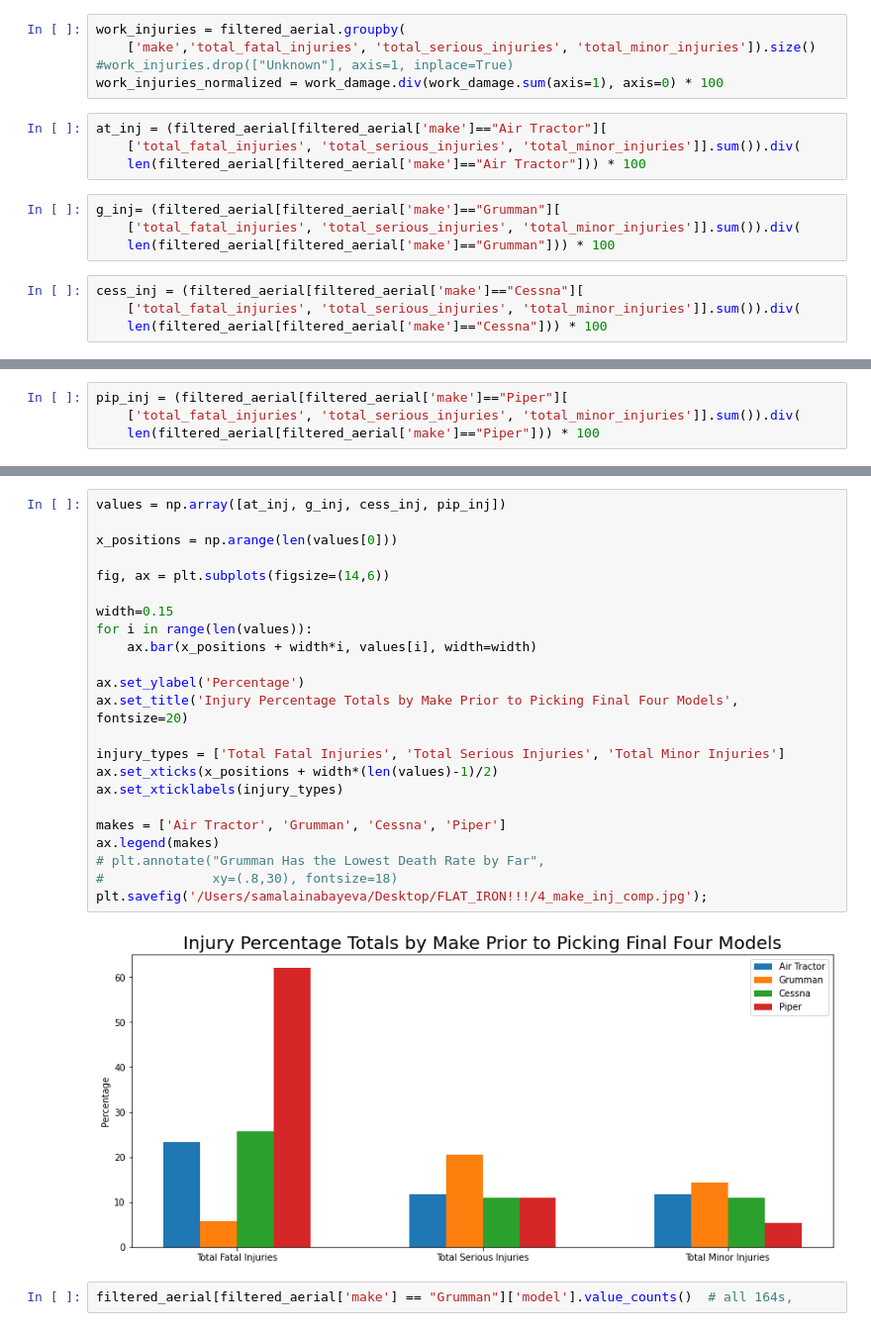
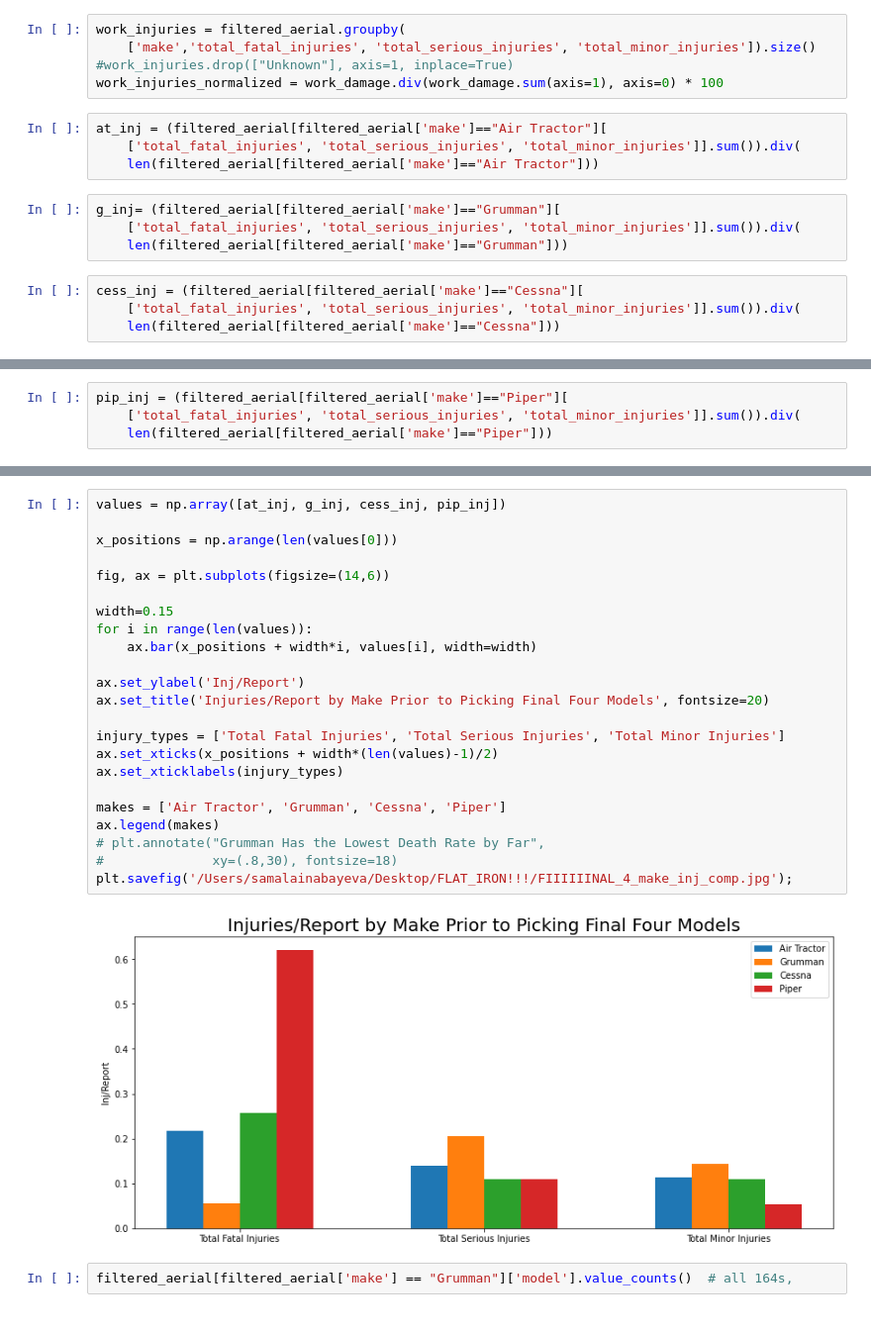
Before and after one commit to dvdhartsman/phase_1_project, a Jupyter notebook: davids_notebooks/polished_notebook.ipynb, the cells around one changed output, grey strips where cells are left out. Shown at 99% size. Cells and saved outputs as stored; diff of their text form.

```diff
--- a/davids_notebooks/polished_notebook.ipynb
+++ b/davids_notebooks/polished_notebook.ipynb
@@ -1646,15 +1641,15 @@ work_injuries_normalized = work_damage.div(work_damage.sum(axis=1), axis=0) * 10
 # %%
 at_inj = (filtered_aerial[filtered_aerial['make']=="Air Tractor"][
     ['total_fatal_injuries', 'total_serious_injuries', 'total_minor_injuries']].sum()).div(
-    len(filtered_aerial[filtered_aerial['make']=="Air Tractor"])) * 100
+    len(filtered_aerial[filtered_aerial['make']=="Air Tractor"]))
 # %%
 g_inj= (filtered_aerial[filtered_aerial['make']=="Grumman"][
     ['total_fatal_injuries', 'total_serious_injuries', 'total_minor_injuries']].sum()).div(
-    len(filtered_aerial[filtered_aerial['make']=="Grumman"])) * 100
+    len(filtered_aerial[filtered_aerial['make']=="Grumman"]))
 # %%
 cess_inj = (filtered_aerial[filtered_aerial['make']=="Cessna"][
     ['total_fatal_injuries', 'total_serious_injuries', 'total_minor_injuries']].sum()).div(
-    len(filtered_aerial[filtered_aerial['make']=="Cessna"])) * 100
+    len(filtered_aerial[filtered_aerial['make']=="Cessna"]))
 # %%
 ayr_inj= (filtered_aerial[filtered_aerial['make']=="Ayres"][
     ['total_fatal_injuries', 'total_serious_injuries', 'total_minor_injuries']].sum()).div(
@@ -1662,7 +1657,7 @@ ayr_inj= (filtered_aerial[filtered_aerial['make']=="Ayres"][
 # %%
 pip_inj = (filtered_aerial[filtered_aerial['make']=="Piper"][
     ['total_fatal_injuries', 'total_serious_injuries', 'total_minor_injuries']].sum()).div(
-    len(filtered_aerial[filtered_aerial['make']=="Piper"])) * 100
+    len(filtered_aerial[filtered_aerial['make']=="Piper"]))
 # %%
 pip_inj
 # %% [output]
@@ -1673,28 +1668,28 @@ dtype: float64
 # %%
 values = np.array([at_inj, g_inj, cess_inj, pip_inj])
 
 x_positions = np.arange(len(values[0]))
 
 fig, ax = plt.subplots(figsize=(14,6))
 
 width=0.15
 for i in range(len(values)):
     ax.bar(x_positions + width*i, values[i], width=width)
 
-ax.set_ylabel('Percentage')
-ax.set_title('Injury Percentage Totals by Make Prior to Picking Final Four Models', fontsize=20)
+ax.set_ylabel('Inj/Report')
+ax.set_title('Injuries/Report by Make Prior to Picking Final Four Models', fontsize=20)
 
 injury_types = ['Total Fatal Injuries', 'Total Serious Injuries', 'Total Minor Injuries']
 ax.set_xticks(x_positions + width*(len(values)-1)/2)
 ax.set_xticklabels(injury_types)
 
 makes = ['Air Tractor', 'Grumman', 'Cessna', 'Piper']
 ax.legend(makes)
 # plt.annotate("Grumman Has the Lowest Death Rate by Far",
 #              xy=(.8,30), fontsize=18)
-plt.savefig('/Users/samalainabayeva/Desktop/FLAT_IRON!!!/4_make_inj_comp.jpg');
+plt.savefig('/Users/samalainabayeva/Desktop/FLAT_IRON!!!/FIIIIIINAL_4_make_inj_comp.jpg');
 # %% [output]
-[figure, old version]
+[figure, new version]
 # %%
 filtered_aerial[filtered_aerial['make'] == "Grumman"]['model'].value_counts()  # all 164s,
 # %% [output]
```
Also changed, not shown: parts of 27 cells of this notebook, 1 other file.
